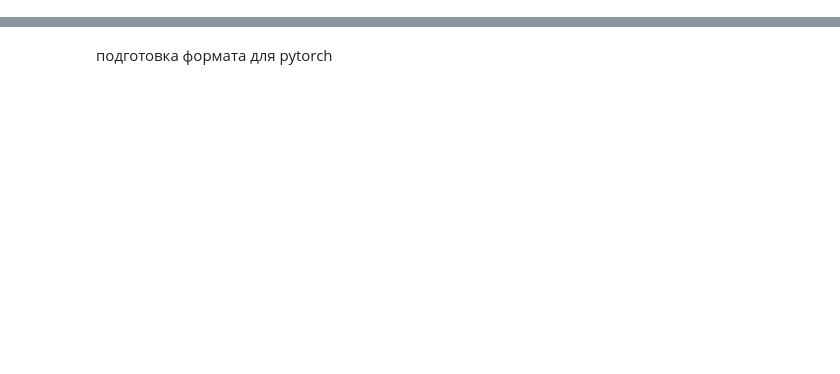
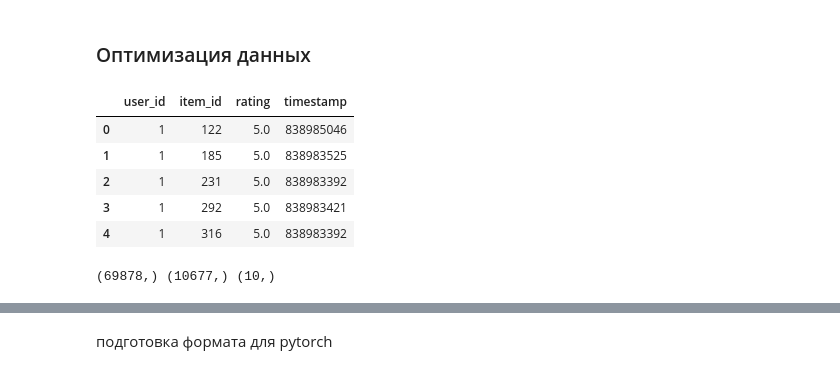
Before and after one commit to s1lver29/RecSys_fqw, a Jupyter notebook: rec_sys_neumf.ipynb, the cells around one changed output, grey strips where cells are left out. Drawn from its saved outputs; the diff is of its cells as text; code cells hidden in the pictures; blank space fills up the shorter version.

Commit message:
Create preprocessing data

```diff
--- a/rec_sys_neumf.ipynb
+++ b/rec_sys_neumf.ipynb
@@ -16,10 +16,10 @@ from torch.utils.data import Dataset, DataLoader
 from torchsummary import summary
 warnings.filterwarnings("ignore")
 # %%
-ZIP_FILE = 'ml-1m.zip'
+ZIP_FILE = 'ml-10m.zip'
 DATA_URL = 'https://files.grouplens.org/datasets/movielens/'\
             '{}'.format(ZIP_FILE)
-DATA_PATH = './ml-1m/ratings.dat'
+DATA_PATH = './ml-10M100K/ratings.dat'
 DEVICE = 'cpu'
 # %%
 if not os.path.exists(DATA_PATH):
@@ -28,3 +28,20 @@ if not os.path.exists(DATA_PATH):
         zip_ref.extractall('./')
 else:
     pass
+# %% [markdown]
+### Оптимизация данных
+# %%
+df = pd.read_csv(DATA_PATH, sep='::', engine='python',
+                    names=['user_id', 'item_id', 'rating', 'timestamp'])
+df.head()
+# %% [output]
+|  | user_id | item_id | rating | timestamp |
+| 0 | 1 | 122 | 5.0 | 838985046 |
+| 1 | 1 | 185 | 5.0 | 838983525 |
+| 2 | 1 | 231 | 5.0 | 838983392 |
+| 3 | 1 | 292 | 5.0 | 838983421 |
+| 4 | 1 | 316 | 5.0 | 838983392 |
+# %%
+print(df['user_id'].unique().shape, df['item_id'].unique().shape, df['rating'].unique().shape)
+# %% [output]
+(69878,) (10677,) (10,)
```
Also changed, not shown: parts of 11 cells of this notebook, 1 other file.
